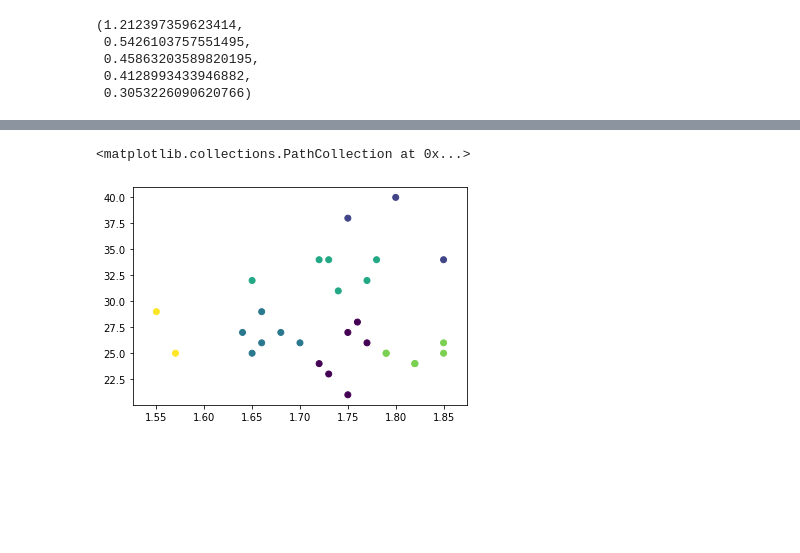
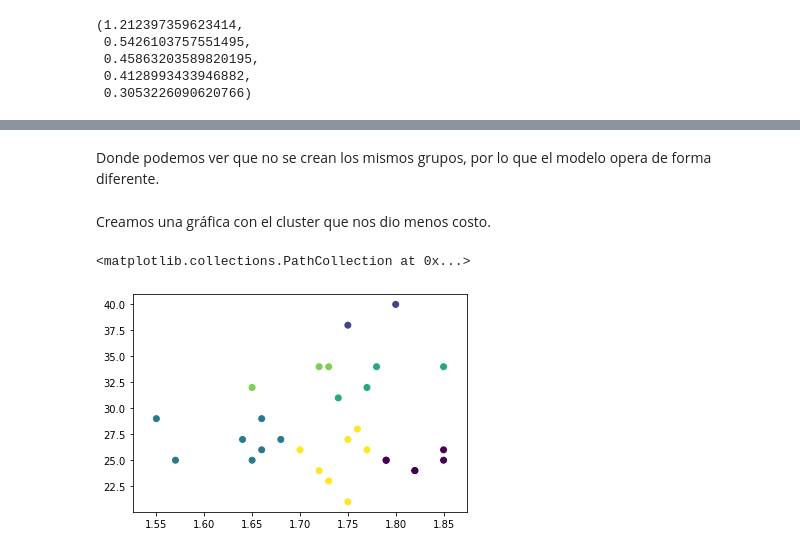
Before and after one commit to Josealigo/StatisticalLearning, a Jupyter notebook: Kmeans.ipynb, the cells around one changed output, grey strips where cells are left out. Saved outputs shown, nothing was run; the diff lists cells and outputs as text; code cells hidden in the pictures; blank space fills up the shorter version.

```diff
--- a/Kmeans.ipynb
+++ b/Kmeans.ipynb
@@ -30,6 +36,6 @@ for i in Columns_name:
 # %%
 def Hard_Kmeans(dataset,k = 5,seed = 1):
-    n_obs = len(data)
+    n_obs = len(dataset)
     centroids = dataset.sample(n = k, random_state = seed)
     n_iter = 0
     #tmp = datetime.now()
@@ -102,6 +120,10 @@ centroids5
+# %% [markdown]
+Donde podemos ver que no se crean los mismos grupos, por lo que el modelo opera de forma diferente.
+# %% [markdown]
+Creamos una gráfica con el cluster que nos dio menos costo.
 # %%
 colors = cm.rainbow(np.linspace(0, 1, 6))
-plt.scatter(data['Estatura'], data['Edad'],c = kmeans.labels_)
+plt.scatter(data['Estatura'], data['Edad'],c = centroids_list5)
 # %% [output]
 <matplotlib.collections.PathCollection at 0x...>
-[figure, old version]
+[figure, new version]
```
Also changed, not shown: parts of 27 cells of this notebook.
